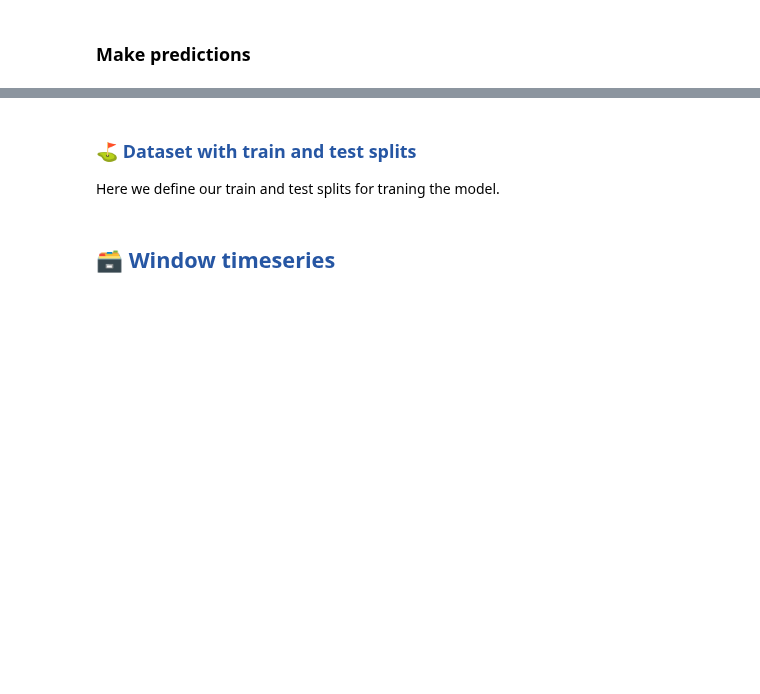
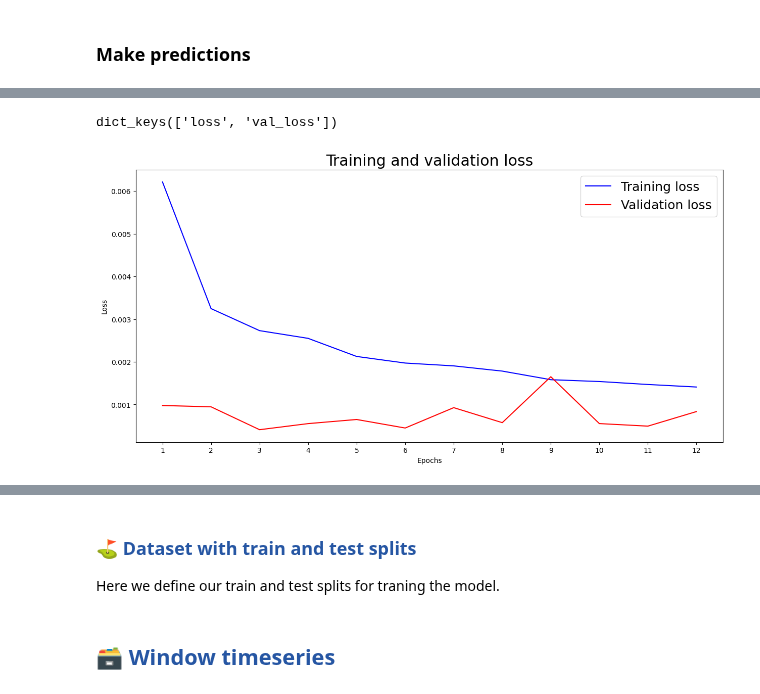
Before and after one commit to Benj3037/bds_m7_second-semester-project, a Jupyter notebook: pipeline/3_2_training_pipeline_lstm.ipynb, the cells around one changed output, grey strips where cells are left out. Drawn from its saved outputs; the diff is of its cells as text; code cells hidden in the pictures; blank space fills up the shorter version.

```diff
--- a/pipeline/3_2_training_pipeline_lstm.ipynb
+++ b/pipeline/3_2_training_pipeline_lstm.ipynb
@@ -544,0 +649,38 @@ Prediction: 0.5884, Actual: 0.6236
+# %%
+# Extracting the training history dictionary from the model training
+history_dict = history.history
+
+# Displaying the keys in the history dictionary
+print(history_dict.keys())
+# %% [output]
+dict_keys(['loss', 'val_loss'])
+# %%
+# Extracting training and validation loss values from the history dictionary
+loss_values = history_dict['loss']
+val_loss_values = history_dict['val_loss']
+
+# Creating separate variables for loss values (50 epochs)
+loss_values50 = loss_values
+val_loss_values50 = val_loss_values
+
+# Generating a plot for training and validation loss over epochs
+epochs = range(1, len(loss_values50) + 1)
+plt.plot(epochs, loss_values50, 'b', color='blue', label='Training loss')
+plt.plot(epochs, val_loss_values50, 'b', color='red', label='Validation loss')
+
+# Setting plot details and labels
+plt.rc('font', size=18)
+plt.title('Training and validation loss')
+plt.xlabel('Epochs')
+plt.ylabel('Loss')
+plt.legend()
+plt.xticks(epochs)
+
+# Adjusting the size of the plot
+fig = plt.gcf()
+fig.set_size_inches(15, 7)
+
+# Displaying the plot
+plt.show()
+# %% [output]
+[figure, added]
```
Also changed, not shown: parts of 24 cells of this notebook, 4 other files.
